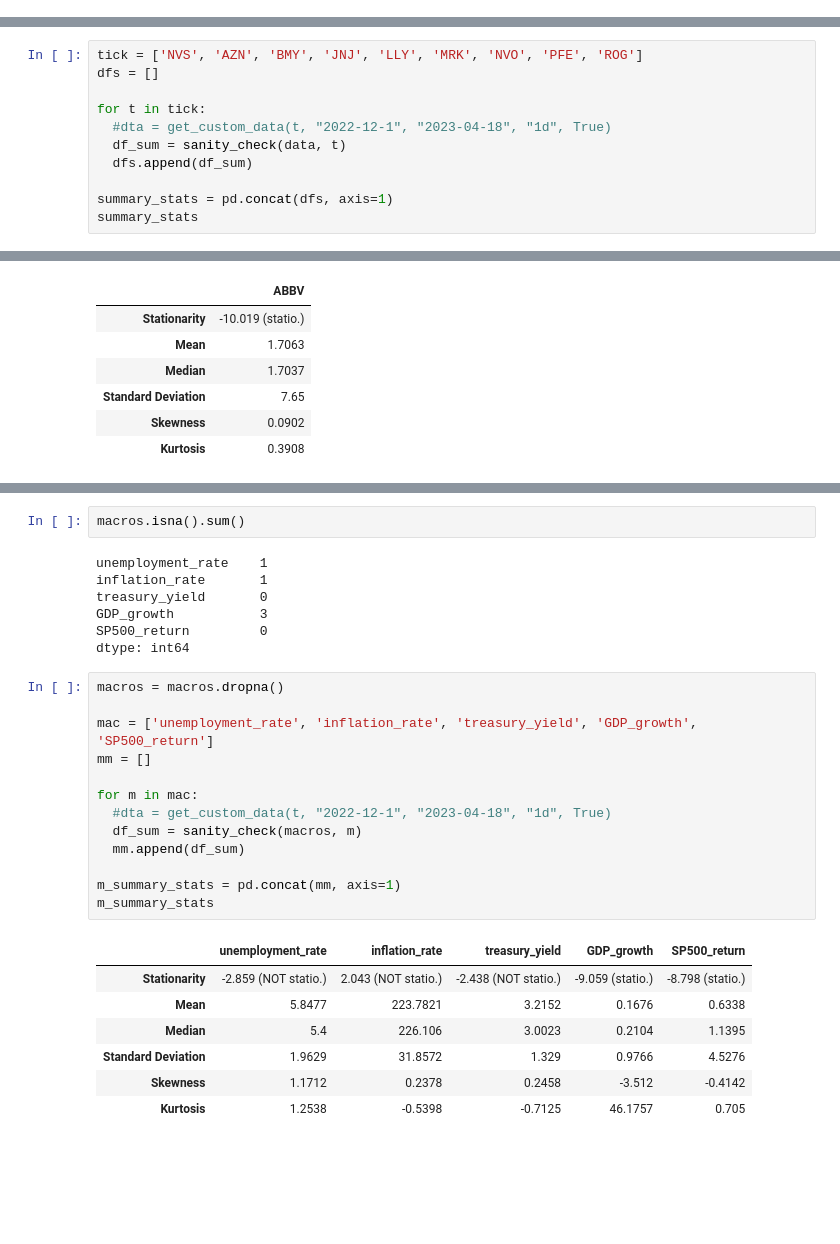
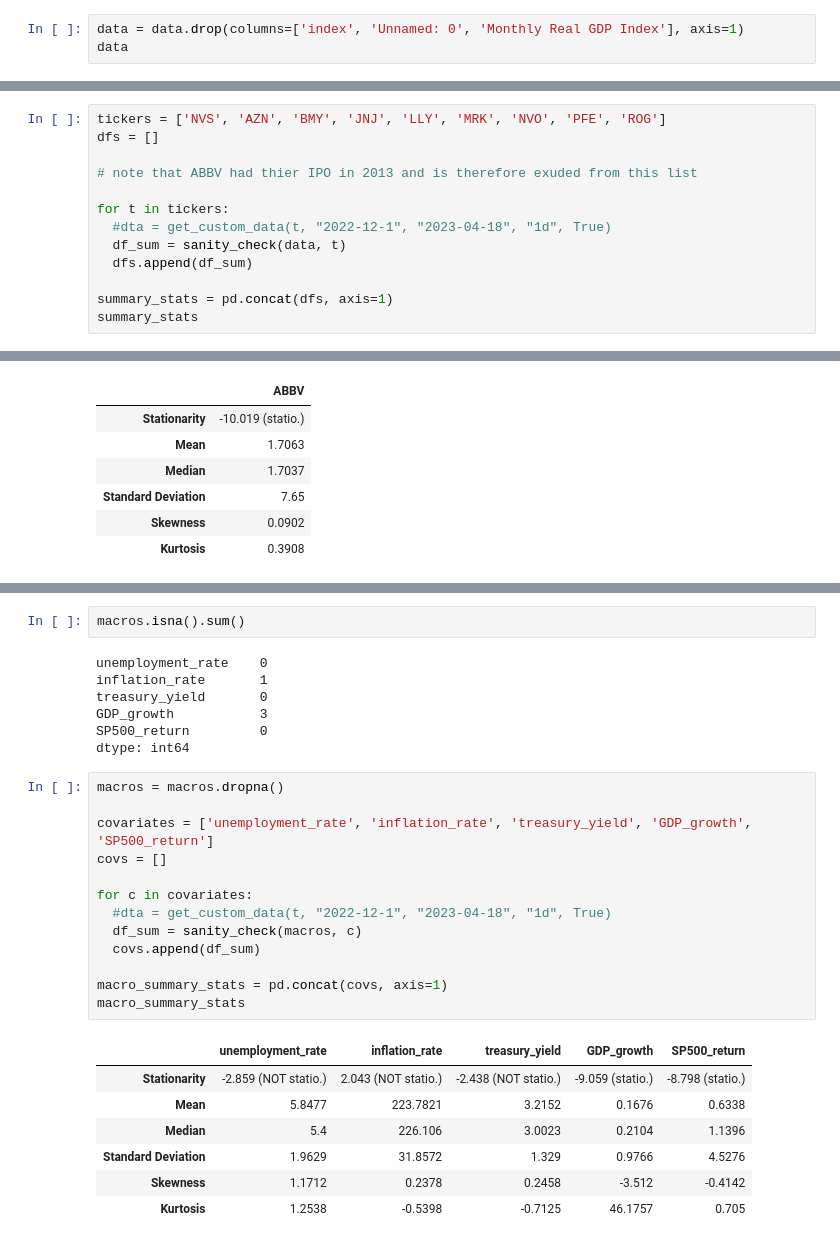
Before and after one commit to TobiPfeiffersGitHub/BSExNovartis_Thesis, a Jupyter notebook: Exploratory Data Analysis/SummaryStats.ipynb, the cells around one changed output, grey strips where cells are left out. Saved outputs shown, nothing was run; the diff lists cells and outputs as text; blank space fills up the shorter version.

```diff
--- a/Exploratory Data Analysis/SummaryStats.ipynb
+++ b/Exploratory Data Analysis/SummaryStats.ipynb
@@ -54,0 +71,3 @@ FileNotFoundError: [Errno 2] No such file or directory: 'C:\\Users\\HP\\Desktop\
+# %%
+data = data.drop(columns=['index', 'Unnamed: 0', 'Monthly Real GDP Index'], axis=1)
+data
@@ -106,9 +138,11 @@ ROG                         0
 dtype: int64
 # %%
-tick = ['NVS', 'AZN', 'BMY', 'JNJ', 'LLY', 'MRK', 'NVO', 'PFE', 'ROG']
+tickers = ['NVS', 'AZN', 'BMY', 'JNJ', 'LLY', 'MRK', 'NVO', 'PFE', 'ROG']
 dfs = []
 
-for t in tick:
+# note that ABBV had thier IPO in 2013 and is therefore exuded from this list
+
+for t in tickers:
   #dta = get_custom_data(t, "2022-12-1", "2023-04-18", "1d", True)
   df_sum = sanity_check(data, t)
   dfs.append(df_sum)
@@ -170,7 +208,7 @@ macros
 # %%
 macros.isna().sum()
 # %% [output]
-unemployment_rate    1
+unemployment_rate    0
 inflation_rate       1
 treasury_yield       0
 GDP_growth           3
@@ -179,21 +217,21 @@ dtype: int64
 # %%
 macros = macros.dropna()
 
-mac = ['unemployment_rate', 'inflation_rate', 'treasury_yield', 'GDP_growth', 'SP500_return']
-mm = []
+covariates = ['unemployment_rate', 'inflation_rate', 'treasury_yield', 'GDP_growth', 'SP500_return']
+covs = []
 
-for m in mac:
+for c in covariates:
   #dta = get_custom_data(t, "2022-12-1", "2023-04-18", "1d", True)
-  df_sum = sanity_check(macros, m)
-  mm.append(df_sum)
+  df_sum = sanity_check(macros, c)
+  covs.append(df_sum)
 
-m_summary_stats = pd.concat(mm, axis=1)
-m_summary_stats
+macro_summary_stats = pd.concat(covs, axis=1)
+macro_summary_stats
 # %% [output]
 |  | unemployment_rate | inflation_rate | treasury_yield | GDP_growth | SP500_return |
 | Stationarity | -2.859 (NOT statio.) | 2.043 (NOT statio.) | -2.438 (NOT statio.) | -9.059 (statio.) | -8.798 (statio.) |
 | Mean | 5.8477 | 223.7821 | 3.2152 | 0.1676 | 0.6338 |
-| Median | 5.4 | 226.106 | 3.0023 | 0.2104 | 1.1395 |
+| Median | 5.4 | 226.106 | 3.0023 | 0.2104 | 1.1396 |
 | Standard Deviation | 1.9629 | 31.8572 | 1.329 | 0.9766 | 4.5276 |
 | Skewness | 1.1712 | 0.2378 | 0.2458 | -3.512 | -0.4142 |
 | Kurtosis | 1.2538 | -0.5398 | -0.7125 | 46.1757 | 0.705 |
```
Also changed, not shown: parts of 14 cells of this notebook.
